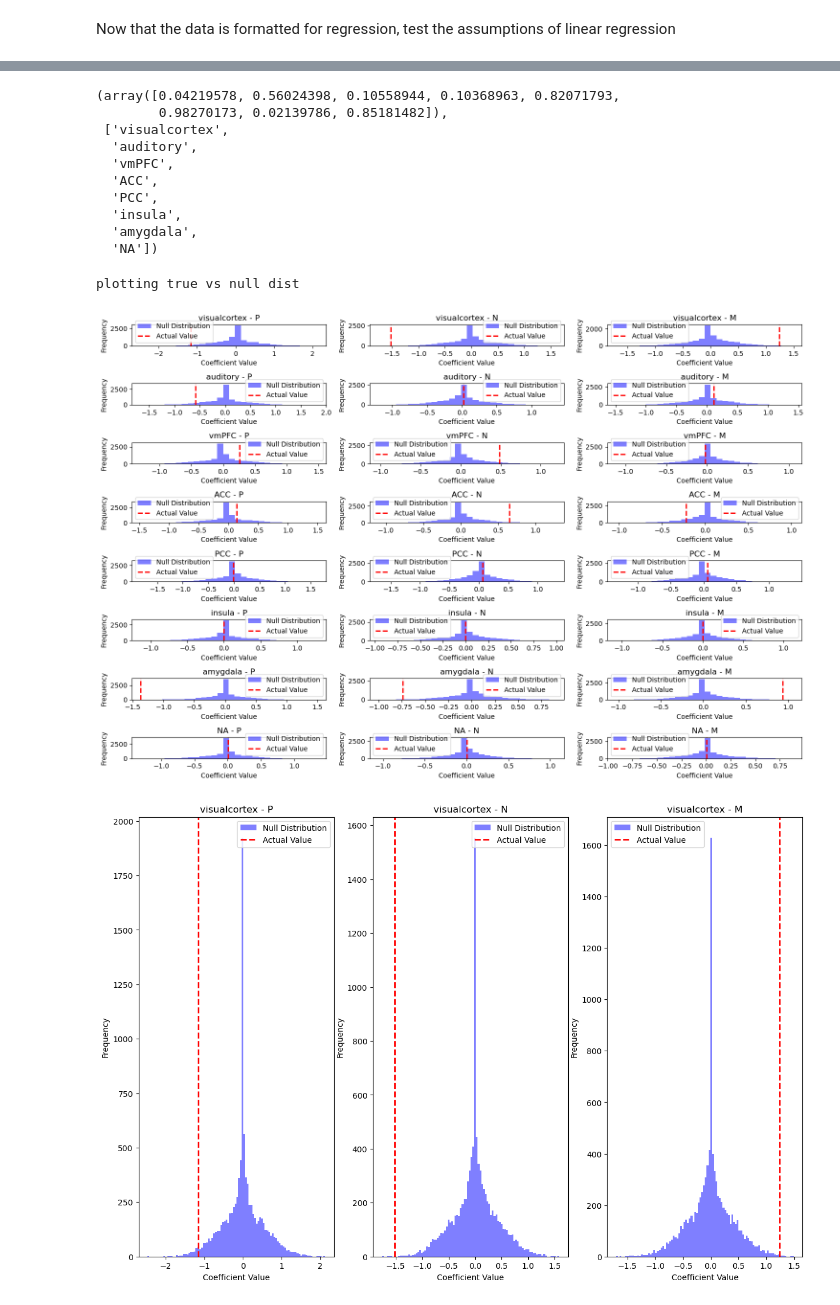
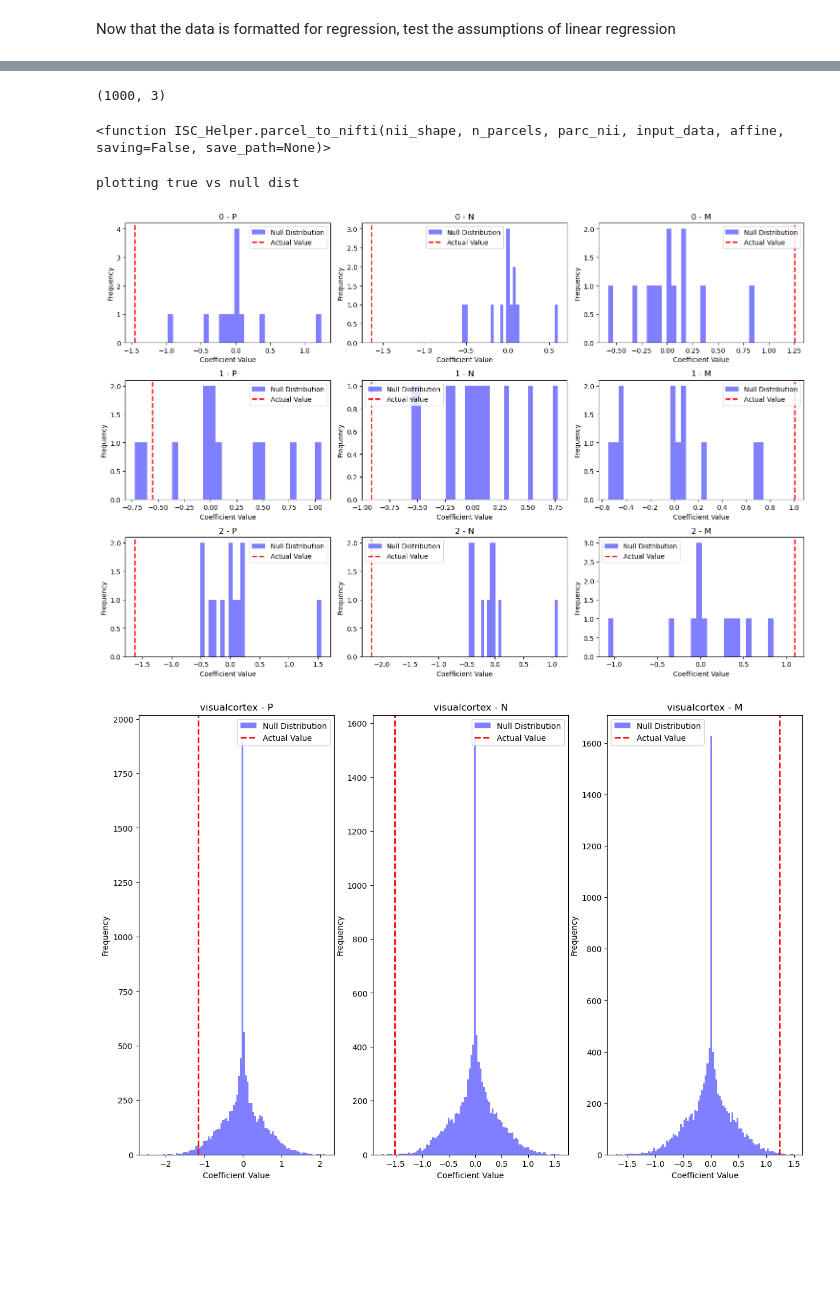
Before and after one commit to rishab-iyer1/isc_scripts, a Jupyter notebook: sliding_isc.ipynb, the cells around one changed output, grey strips where cells are left out. Drawn from its saved outputs; the diff is of its cells as text; code cells hidden in the pictures; blank space fills up the shorter version.

```diff
--- a/sliding_isc.ipynb
+++ b/sliding_isc.ipynb
@@ -20,7 +21,7 @@ roi_selected = ['wholebrain']
 # emotions = ['P', 'N', 'M', 'X', 'Cry']  # Positive, Negative, Mixed, Neutral, Cry
 emotions = ['P', 'N', 'M']
 parcellate = True
-avg_over_roi = True
+avg_over_roi = False
 spatial = False
 pairwise = False
 random_state = None
@@ -32,11 +33,10 @@ if task == 'toystory':
     n_shifts = 1024
 elif task == 'onesmallstep':
     n_trs = 454
-    n_shifts = 1024
+    n_shifts = 12
 else:
     raise Exception('task not defined')
 n_windows = int((n_trs - window_size) / step_size) + 1
-batch_size = 16
 
 smooth = 'smooth'
 avg_over_roi_name = "avg" if avg_over_roi else "voxelwise"
@@ -81,6 +81,7 @@ isc_path = f"{data_path}/isc_sliding_{pairwise_name}_n{len(subj_ids)}_{avg_over_
 
 sliding_perm_path = f"{data_path}/sliding_isc/permutations/phaseshift_size{window_size}_step{step_size}"
 if parcellate:
+    assert avg_over_roi is False
     sliding_perm_path += "parcellated"
     n_parcels = 1000
     masked_parc = load_schaeffer1000(parc_path, mask_path)
@@ -279,13 +341,8 @@ amygdala, M: Coef = 0.93, p = 0.00
-# %%
-p_r2, roi_selected
-# %% [output]
-(array([0.04219578, 0.56024398, 0.10558944, 0.10368963, 0.82071793,
-        0.98270173, 0.02139786, 0.85181482]),
- ['visualcortex',
-  'auditory',
-  'vmPFC',
-  'ACC',
-  'PCC',
-  'insula',
-  'amygdala',
-  'NA'])
+# %%
+p_fdr.shape
+# %% [output]
+(1000, 3)
+# %%
+parcel_to_nifti()
+# %% [output]
+<function ISC_Helper.parcel_to_nifti(nii_shape, n_parcels, parc_nii, input_data, affine, saving=False, save_path=None)>
@@ -292,21 +351,38 @@ p_r2, roi_selected
 # %%
-print('plotting true vs null dist')
-plt.figure(figsize=(15, 10))
-for r, roi in tqdm(enumerate(roi_selected), total=len(roi_selected)):
-    for e, emo in enumerate(emotions):
-        plt.subplot(len(roi_selected), len(emotions), r * len(emotions) + e + 1)
-        plt.hist(perm_coefs[r, :, e], bins=30, color='blue', alpha=0.5, label='Null Distribution')
-        plt.axvline(true_coefs[r, e], color='red', linestyle='dashed', linewidth=2, label='Actual Value')
-        plt.title(f"{roi} - {emo}")
-        plt.xlabel('Coefficient Value')
-        plt.ylabel('Frequency')
-        plt.legend()
+if parcellate:
+    num_to_plot = 3
+    print('plotting true vs null dist')
+    plt.figure(figsize=(15, 10))
+    for parcel in tqdm(range(num_to_plot)):
+        for e, emo in enumerate(emotions):
+            plt.subplot(num_to_plot, len(emotions), parcel * len(emotions) + e + 1)
+            plt.hist(perm_coefs[parcel, :, e], bins=30, color='blue', alpha=0.5, label='Null Distribution')
+            plt.axvline(true_coefs[parcel, e], color='red', linestyle='dashed', linewidth=2, label='Actual Value')
+            plt.title(f"{parcel} - {emo}")
+            plt.xlabel('Coefficient Value')
+            plt.ylabel('Frequency')
+            plt.legend()
 
-plt.tight_layout()
+    plt.tight_layout()
 # plt.savefig(f'{figure_path}/true_vs_null')
+else:
+    print('plotting true vs null dist')
+    plt.figure(figsize=(15, 10))
+    for r, roi in tqdm(enumerate(roi_selected), total=len(roi_selected)):
+        for e, emo in enumerate(emotions):
+            plt.subplot(len(roi_selected), len(emotions), r * len(emotions) + e + 1)
+            plt.hist(perm_coefs[r, :, e], bins=30, color='blue', alpha=0.5, label='Null Distribution')
+            plt.axvline(true_coefs[r, e], color='red', linestyle='dashed', linewidth=2, label='Actual Value')
+            plt.title(f"{roi} - {emo}")
+            plt.xlabel('Coefficient Value')
+            plt.ylabel('Frequency')
+            plt.legend()
+
+    plt.tight_layout()
+    # plt.savefig(f'{figure_path}/true_vs_null')
 # %% [output]
 plotting true vs null dist
-[figure, old version]
+[figure, new version]
 # %%
 plt.figure(figsize=(15, 10))
 for e, emo in enumerate(emotions):
```
Also changed, not shown: parts of 12 cells of this notebook, 4 other files.
